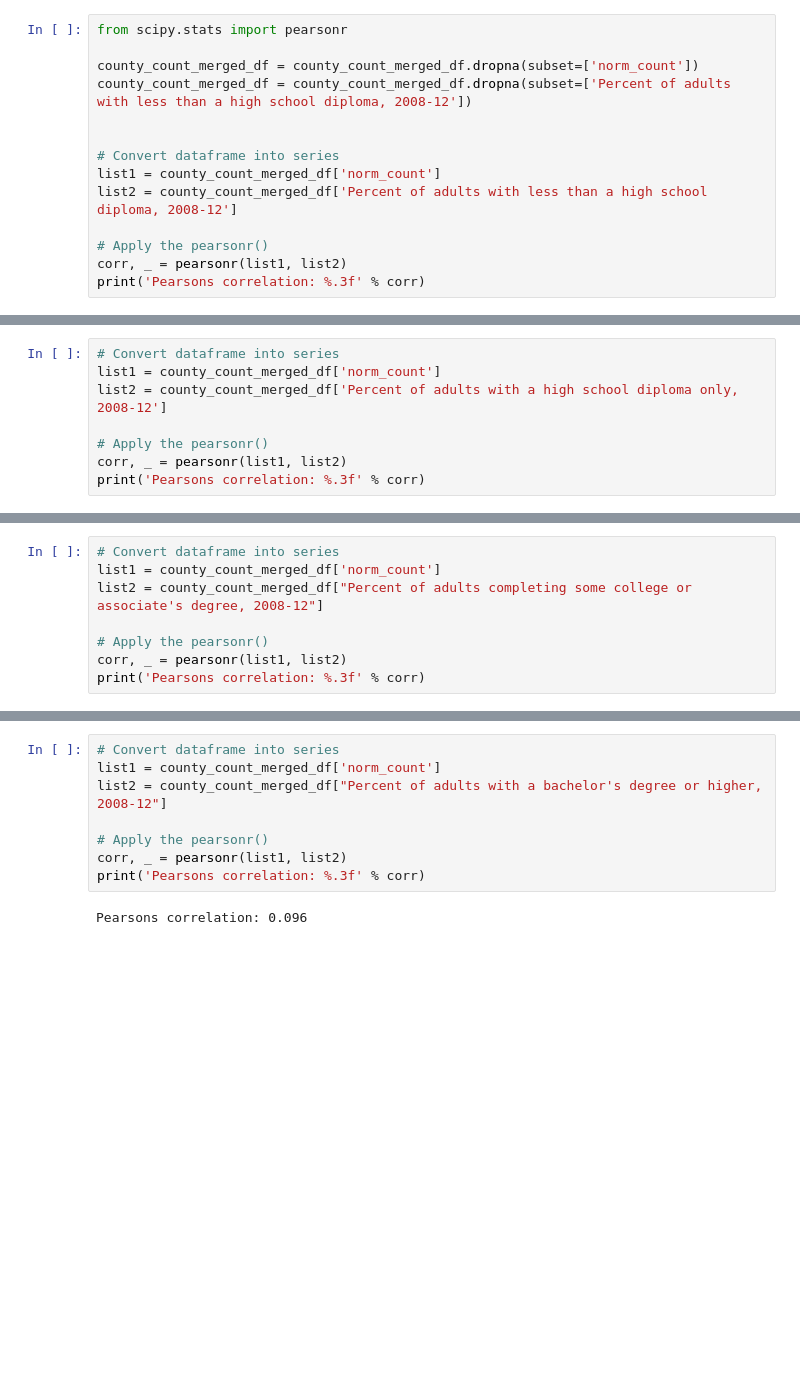
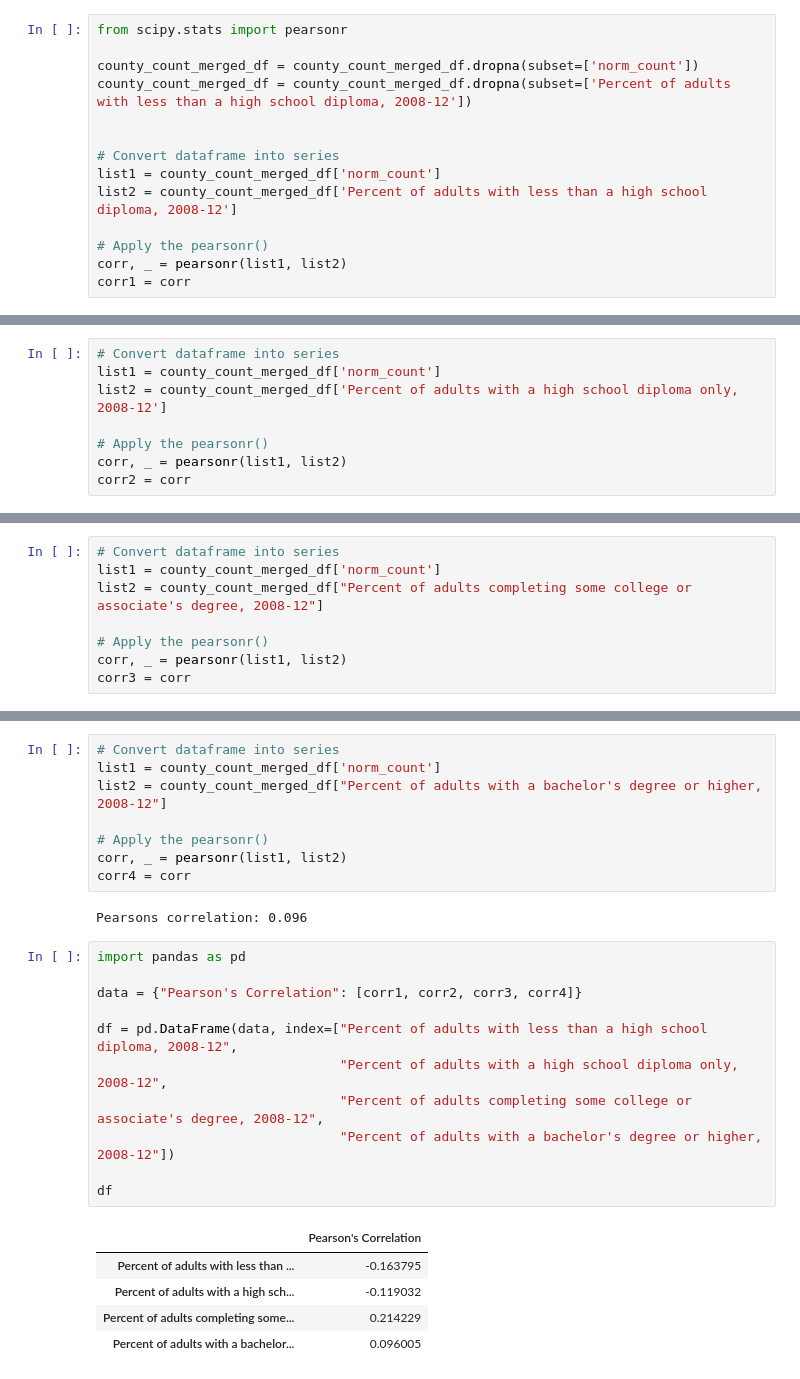
Before and after one commit to maxsohl/GSB521FinalProj, a Jupyter notebook: I see Allens Final Proj.ipynb, the cells around one changed output, grey strips where cells are left out. Drawn from its saved outputs; the diff is of its cells as text; blank space fills up the shorter version.

```diff
--- a/I see Allens Final Proj.ipynb
+++ b/I see Allens Final Proj.ipynb
@@ -458,7 +458,7 @@ list2 = county_count_merged_df['Percent of adults with less than a high school d
 
 # Apply the pearsonr()
 corr, _ = pearsonr(list1, list2)
-print('Pearsons correlation: %.3f' % corr)
+corr1 = corr
 # %% [output]
 Pearsons correlation: -0.164
 # %%
@@ -468,7 +468,7 @@ list2 = county_count_merged_df['Percent of adults with a high school diploma onl
 
 # Apply the pearsonr()
 corr, _ = pearsonr(list1, list2)
-print('Pearsons correlation: %.3f' % corr)
+corr2 = corr
 # %% [output]
 Pearsons correlation: -0.119
 # %%
@@ -478,7 +478,7 @@ list2 = county_count_merged_df["Percent of adults completing some college or ass
 
 # Apply the pearsonr()
 corr, _ = pearsonr(list1, list2)
-print('Pearsons correlation: %.3f' % corr)
+corr3 = corr
 # %% [output]
 Pearsons correlation: 0.214
 # %%
@@ -488,6 +488,23 @@ list2 = county_count_merged_df["Percent of adults with a bachelor's degree or hi
 
 # Apply the pearsonr()
 corr, _ = pearsonr(list1, list2)
-print('Pearsons correlation: %.3f' % corr)
+corr4 = corr
 # %% [output]
 Pearsons correlation: 0.096
+# %%
+import pandas as pd
+
+data = {"Pearson's Correlation": [corr1, corr2, corr3, corr4]}
+
+df = pd.DataFrame(data, index=["Percent of adults with less than a high school diploma, 2008-12",
+                               "Percent of adults with a high school diploma only, 2008-12",
+                               "Percent of adults completing some college or associate's degree, 2008-12",
+                               "Percent of adults with a bachelor's degree or higher, 2008-12"])
+
+df
+# %% [output]
+|  | Pearson's Correlation |
+| Percent of adults with less than ... | -0.163795 |
+| Percent of adults with a high sch... | -0.119032 |
+| Percent of adults completing some... | 0.214229 |
+| Percent of adults with a bachelor... | 0.096005 |
```
Also changed, not shown: parts of 3 cells of this notebook.
